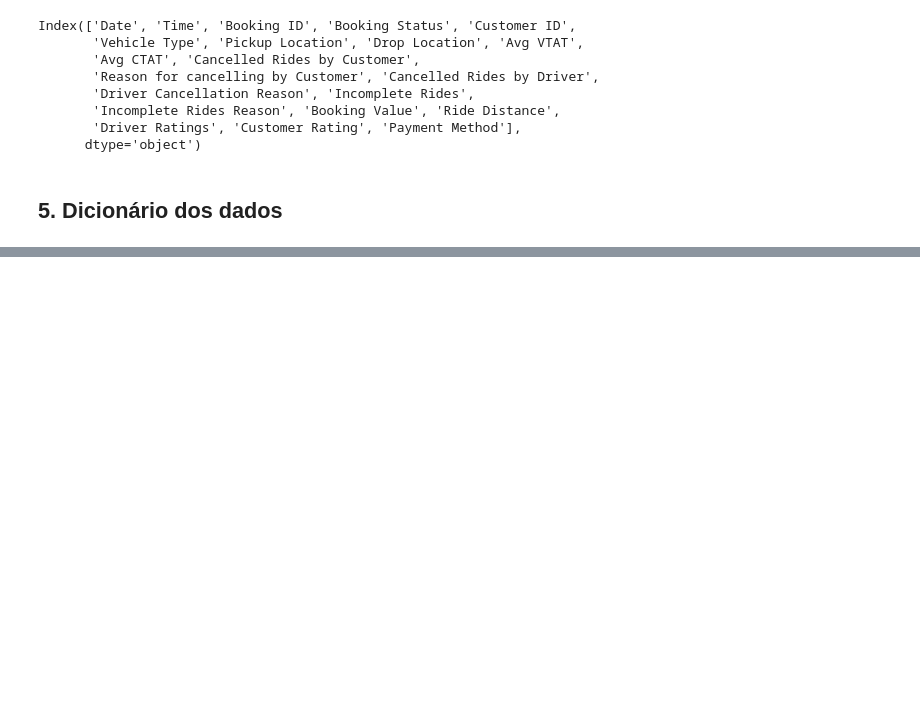
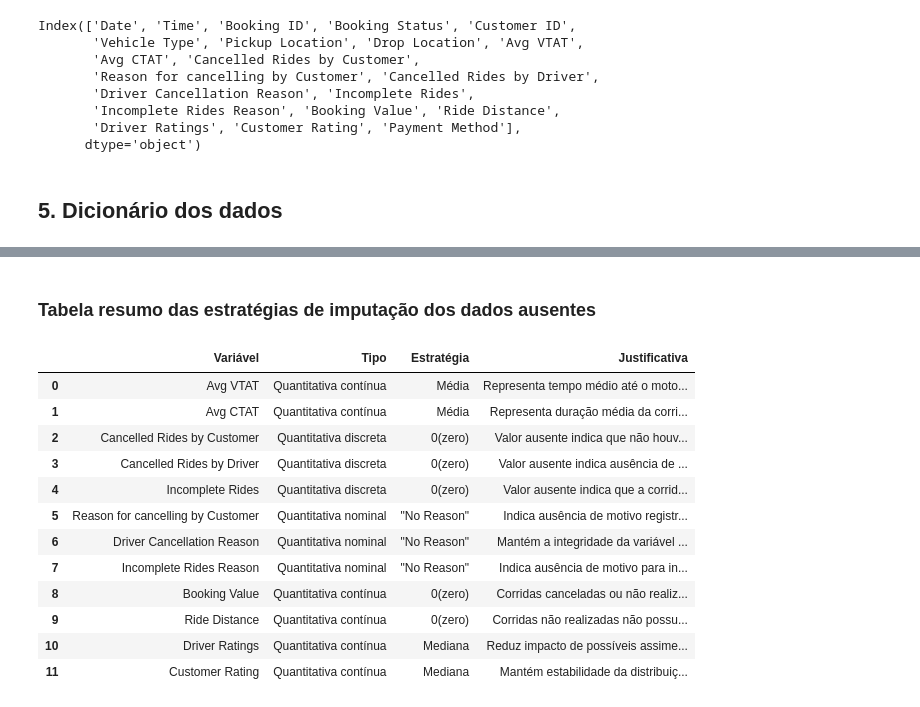
Before and after one commit to Graciliana/SCTEC-Atividade_extra-Introducao_Inteligencia_artificial, a Jupyter notebook: notebooks/01_analise_exploratoria.ipynb, the cells around one changed output, grey strips where cells are left out. Saved outputs shown, nothing was run; the diff lists cells and outputs as text; code cells hidden in the pictures; blank space fills up the shorter version.

```diff
--- a/notebooks/01_analise_exploratoria.ipynb
+++ b/notebooks/01_analise_exploratoria.ipynb
@@ -250,0 +767,2 @@ _IncompleteInputError: incomplete input (79850529.py, line 8)
+# %% [markdown]
+### Tabela resumo das estratégias de imputação dos dados ausentes
@@ -250,0 +844,16 @@ _IncompleteInputError: incomplete input (79850529.py, line 8)
+# %%
+handling_missing_values
+# %% [output]
+|  | Variável | Tipo | Estratégia | Justificativa |
+| 0 | Avg VTAT | Quantitativa contínua | Média | Representa tempo médio até o moto... |
+| 1 | Avg CTAT | Quantitativa contínua | Média | Representa duração média da corri... |
+| 2 | Cancelled Rides by Customer | Quantitativa discreta | 0(zero) | Valor ausente indica que não houv... |
+| 3 | Cancelled Rides by Driver | Quantitativa discreta | 0(zero) | Valor ausente indica ausência de ... |
+| 4 | Incomplete Rides | Quantitativa discreta | 0(zero) | Valor ausente indica que a corrid... |
+| 5 | Reason for cancelling by Customer | Quantitativa nominal | "No Reason" | Indica ausência de motivo registr... |
+| 6 | Driver Cancellation Reason | Quantitativa nominal | "No Reason" | Mantém a integridade da variável ... |
+| 7 | Incomplete Rides Reason | Quantitativa nominal | "No Reason" | Indica ausência de motivo para in... |
+| 8 | Booking Value | Quantitativa contínua | 0(zero) | Corridas canceladas ou não realiz... |
+| 9 | Ride Distance | Quantitativa contínua | 0(zero) | Corridas não realizadas não possu... |
+| 10 | Driver Ratings | Quantitativa contínua | Mediana | Reduz impacto de possíveis assime... |
+| 11 | Customer Rating | Quantitativa contínua | Mediana | Mantém estabilidade da distribuiç... |
```
Also changed, not shown: parts of 71 cells of this notebook.
